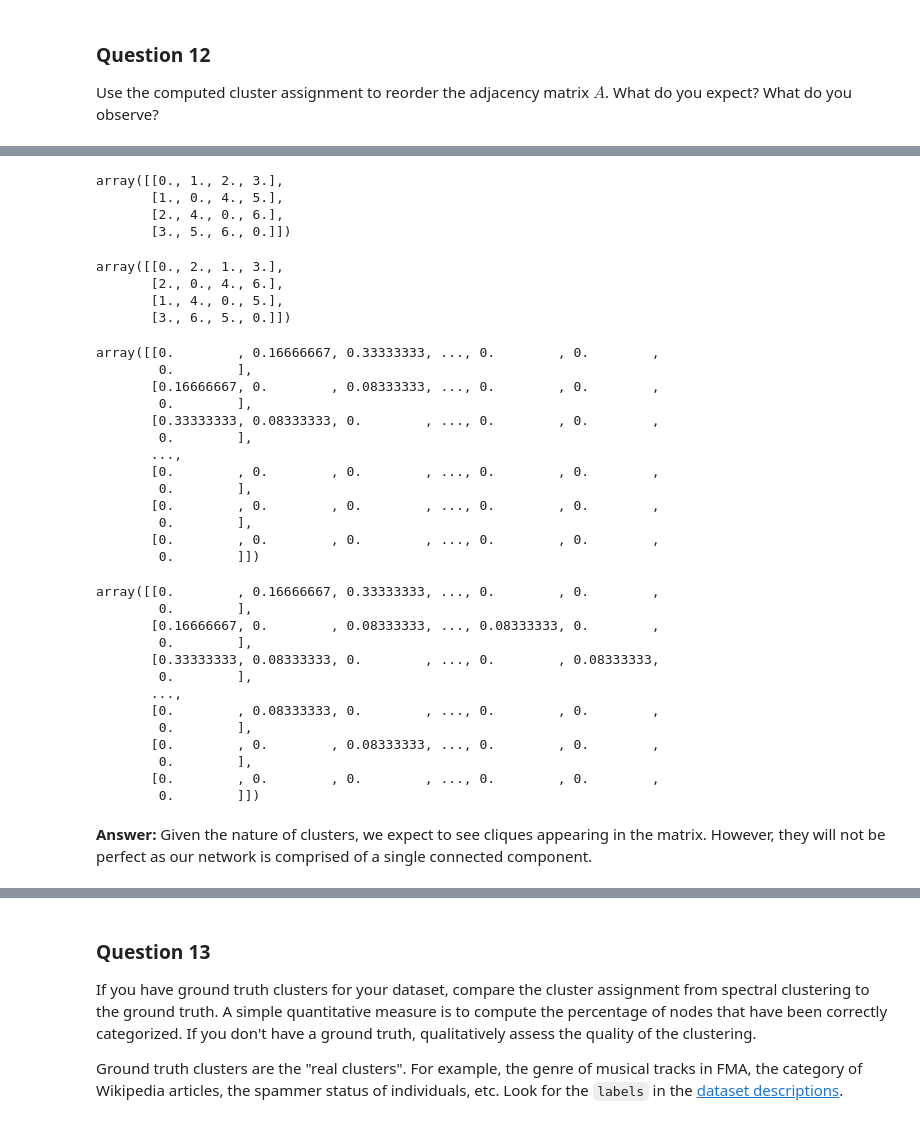
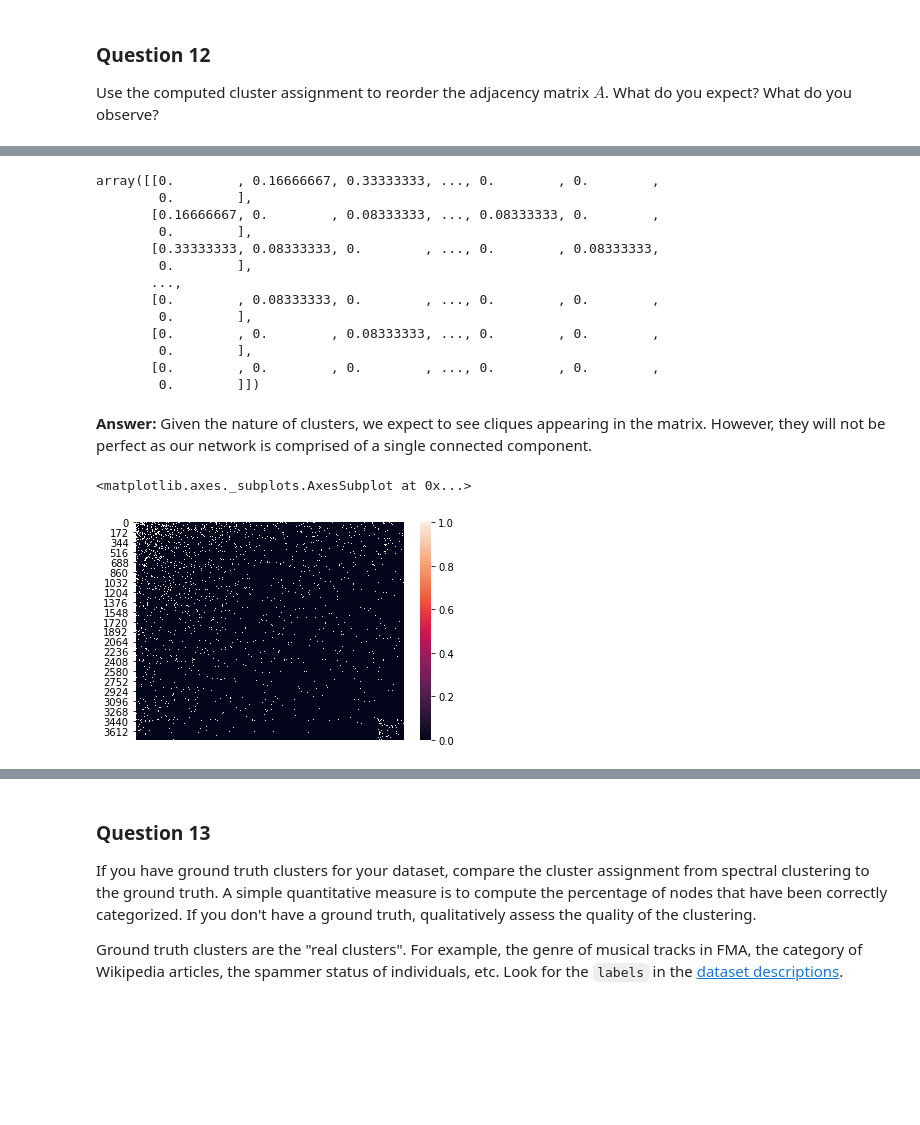
Before and after one commit to othmanbck/ntds_project_2018, a Jupyter notebook: 3_spectral_graph_theory.ipynb, the cells around one changed output, grey strips where cells are left out. Cells and saved outputs as stored; diff of their text form; code cells hidden in the pictures; blank space fills up the shorter version.

```diff
--- a/3_spectral_graph_theory.ipynb
+++ b/3_spectral_graph_theory.ipynb
@@ -303,69 +290,26 @@ assignments[:10]
-# %%
-a = np.zeros(shape=(len(norm_kmeans_test),len(norm_kmeans_test)))
-a[0,1] =1
-a[0,2] =2
-a[0,3] =3
-a[1,0] =1
-a[1,2]= 4
-a[1,3]= 5
-a[2,0] =2
-a[2,1]= 4
-a[2,3]= 6
-a[3,0]= 3
-a[3,1]= 5
-a[3,2]= 6
-x_idxs2, xi = zip(*sorted(zip(norm_kmeans_test,range(len(norm_kmeans_test)))))
-y_idxs2, yi = zip(*sorted(zip(norm_kmeans_test,range(len(norm_kmeans_test)))))
-ordered_a = a[xi,:][:,yi]
-a
-# %% [output]
-array([[0., 1., 2., 3.],
-       [1., 0., 4., 5.],
-       [2., 4., 0., 6.],
-       [3., 5., 6., 0.]])
-# %%
-ordered_a
-# %% [output]
-array([[0., 2., 1., 3.],
-       [2., 0., 4., 6.],
-       [1., 4., 0., 5.],
-       [3., 6., 5., 0.]])
 # %%
 x_idxs2, xi = zip(*sorted(zip(norm_kmeans,range(len(norm_kmeans)))))
 y_idxs2, yi = zip(*sorted(zip(norm_kmeans,range(len(norm_kmeans)))))
 ordered_adj = adjacency[xi,:][:,yi]
-adjacency
+ordered_adj
 # %% [output]
 array([[0.        , 0.16666667, 0.33333333, ..., 0.        , 0.        ,
         0.        ],
-       [0.16666667, 0.        , 0.08333333, ..., 0.        , 0.        ,
+       [0.16666667, 0.        , 0.08333333, ..., 0.08333333, 0.        ,
         0.        ],
-       [0.33333333, 0.08333333, 0.        , ..., 0.        , 0.        ,
+       [0.33333333, 0.08333333, 0.        , ..., 0.        , 0.08333333,
         0.        ],
        ...,
-       [0.        , 0.        , 0.        , ..., 0.        , 0.        ,
+       [0.        , 0.08333333, 0.        , ..., 0.        , 0.        ,
         0.        ],
-       [0.        , 0.        , 0.        , ..., 0.        , 0.        ,
+       [0.        , 0.        , 0.08333333, ..., 0.        , 0.        ,
         0.        ],
        [0.        , 0.        , 0.        , ..., 0.        , 0.        ,
         0.        ]])
-# %%
-ordered_adj
-# %% [output]
-array([[0.        , 0.16666667, 0.33333333, ..., 0.        , 0.        ,
-        0.        ],
-       [0.16666667, 0.        , 0.08333333, ..., 0.08333333, 0.        ,
-        0.        ],
-       [0.33333333, 0.08333333, 0.        , ..., 0.        , 0.08333333,
-        0.        ],
-       ...,
-       [0.        , 0.08333333, 0.        , ..., 0.        , 0.        ,
-        0.        ],
-       [0.        , 0.        , 0.08333333, ..., 0.        , 0.        ,
-        0.        ],
-       [0.        , 0.        , 0.        , ..., 0.        , 0.        ,
-        0.        ]])
-# %%
-ordered_adj = adjacency.copy()
 # %% [markdown]
 **Answer:** Given the nature of clusters, we expect to see cliques appearing in the matrix. However, they will not be perfect as our network is comprised of a single connected component.
+# %%
+sns.heatmap(ordered_adj != 0, xticklabels=False)
+# %% [output]
+<matplotlib.axes._subplots.AxesSubplot at 0x...>
+[figure, added]
```
Also changed, not shown: parts of 28 cells of this notebook.
